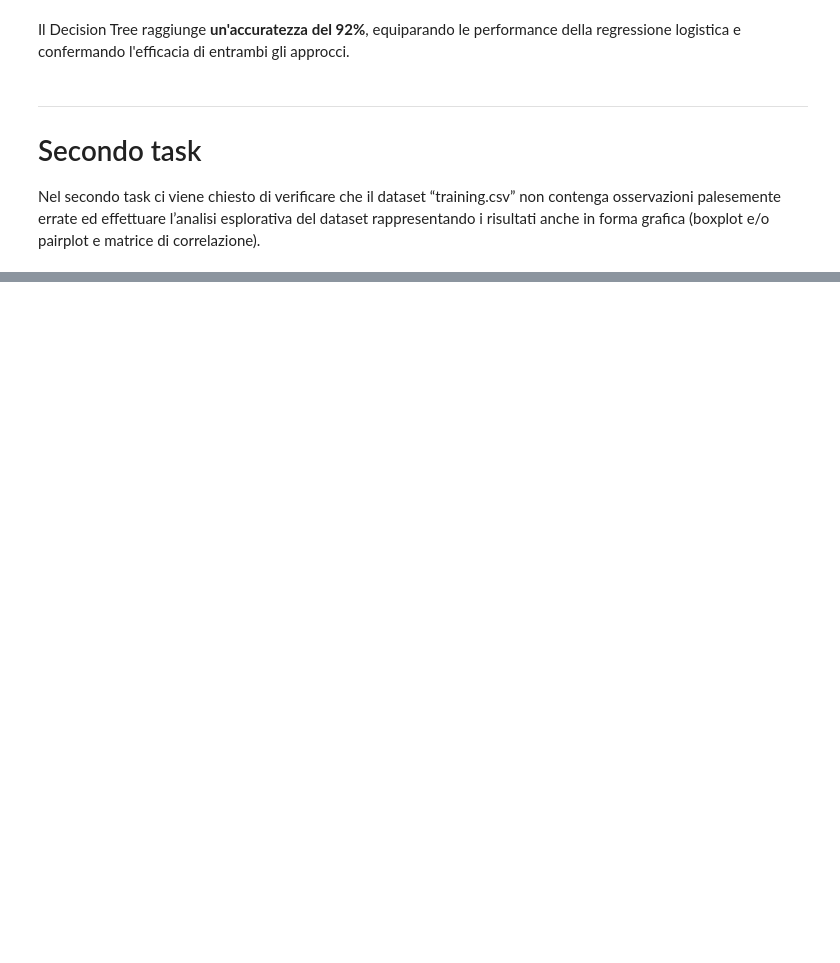
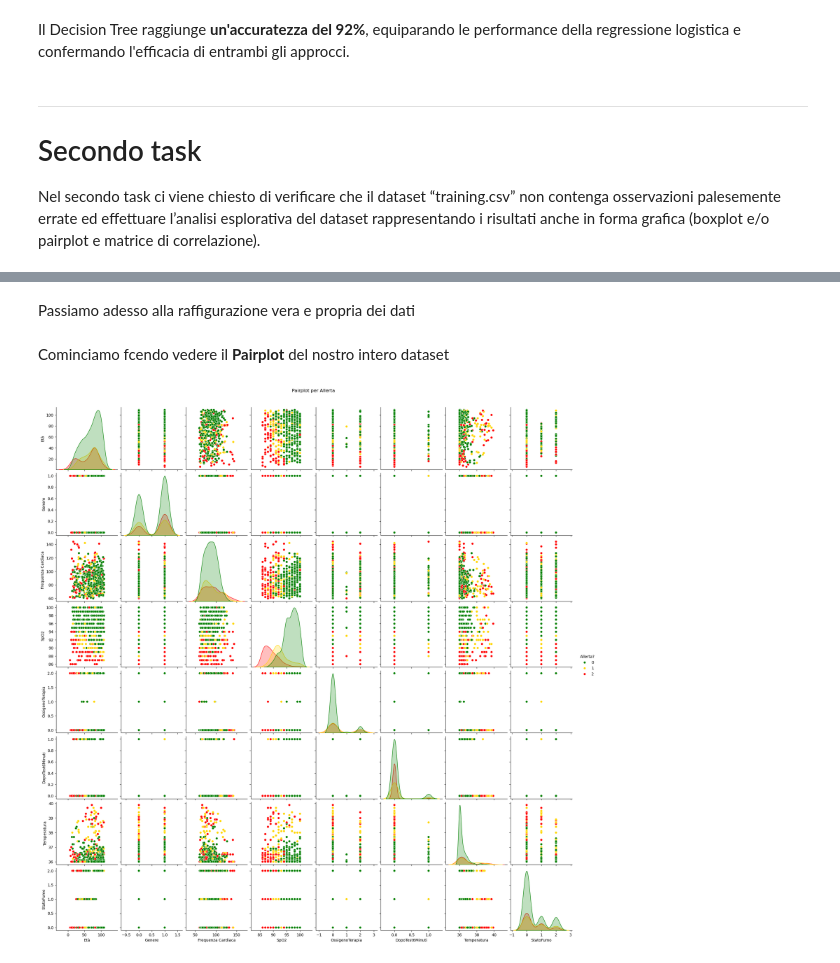
Before and after one commit to ScappaMarco/MachineLearningClassificator, a Jupyter notebook: tasks/progettoML.ipynb, the cells around one changed output, grey strips where cells are left out. Drawn from its saved outputs; the diff is of its cells as text; code cells hidden in the pictures; blank space fills up the shorter version.

```diff
--- a/tasks/progettoML.ipynb
+++ b/tasks/progettoML.ipynb
@@ -298,0 +746,2 @@ Nel secondo task ci viene chiesto di verificare che il dataset “training.csv
+# %%
+tr_clean = tr_clean[(tr_clean['Frequenza Cardiaca'] >= 30) & (tr_clean['Frequenza Cardiaca'] <= 220)]
@@ -298,0 +768,3 @@ Nel secondo task ci viene chiesto di verificare che il dataset “training.csv
+# %%
+classi_ammesse = ["GREEN", "YELLOW", "RED"]
+tr_clean[~(tr_clean['Allerta?'].isin(classi_ammesse))].shape
@@ -298,0 +775,2 @@ Nel secondo task ci viene chiesto di verificare che il dataset “training.csv
+# %%
+tr_clean = tr_clean[tr_clean['Allerta?'].isin(classi_ammesse)]
@@ -298,0 +824,24 @@ Nel secondo task ci viene chiesto di verificare che il dataset “training.csv
+# %%
+#definiamo adesso delle mappe che ci aiurettanno a convertire le colonne categoriche in colonne numeriche
+#mappa per il genere
+mappa_genere = {
+    'F' : 0, 'M' : 1
+}
+#mappa per ossigeno terapia
+mappa_ossigeno_terapia = {
+    'no' : 0, 'venturi_mask' : 1, 'ox' : 2
+}
+#mappa per allerta
+mappa_allerta = {
+    'GREEN' : 0, 'YELLOW' : 1, 'RED' : 2
+}
+#mappa per stato fumo
+mappa_stato_fumo = {
+    'Non-Fumatore' : 0, 'Ex-Fumatore' : 1, 'Fumatore' : 2
+}
+
+#adesso andiamo a mappare i valori nel loro formato numerico
+tr_clean['Genere'] = tr_clean['Genere'].map(mappa_genere)
+tr_clean['OssigenoTerapia'] = tr_clean['OssigenoTerapia'].map(mappa_ossigeno_terapia)
+tr_clean['Allerta?'] = tr_clean['Allerta?'].map(mappa_allerta)
+tr_clean['StatoFumo'] = tr_clean['StatoFumo'].map(mappa_stato_fumo)
@@ -298,0 +873,18 @@ Nel secondo task ci viene chiesto di verificare che il dataset “training.csv
+# %% [markdown]
+Passiamo adesso alla raffigurazione vera e propria dei dati
+# %% [markdown]
+Cominciamo fcendo vedere il **Pairplot** del nostro intero dataset
+# %%
+#mapping delle classi della colonna "Allerta" nei loro colori
+#0 = GREEEN, 1 = YELLOW, 2 = RED
+palette = {
+     0: "green",
+     1: "gold",
+     2: "red"
+}
+
+sns.pairplot(tr_clean, hue="Allerta?", diag_kind='kde', palette=palette)
+plt.suptitle('Pairplot per Allerta', y=1.02)
+plt.show()
+# %% [output]
+[figure, added]
```
Also changed, not shown: parts of 105 cells of this notebook.
